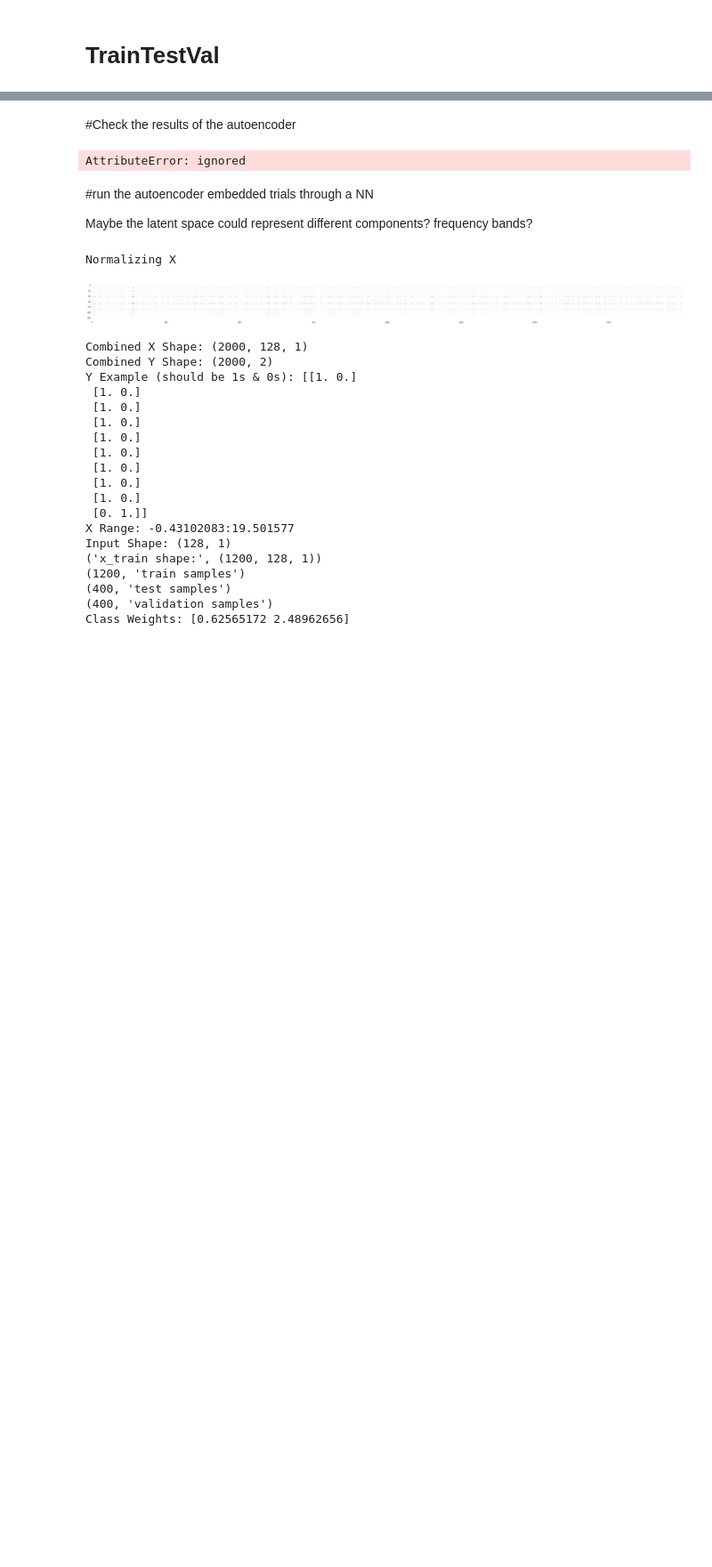
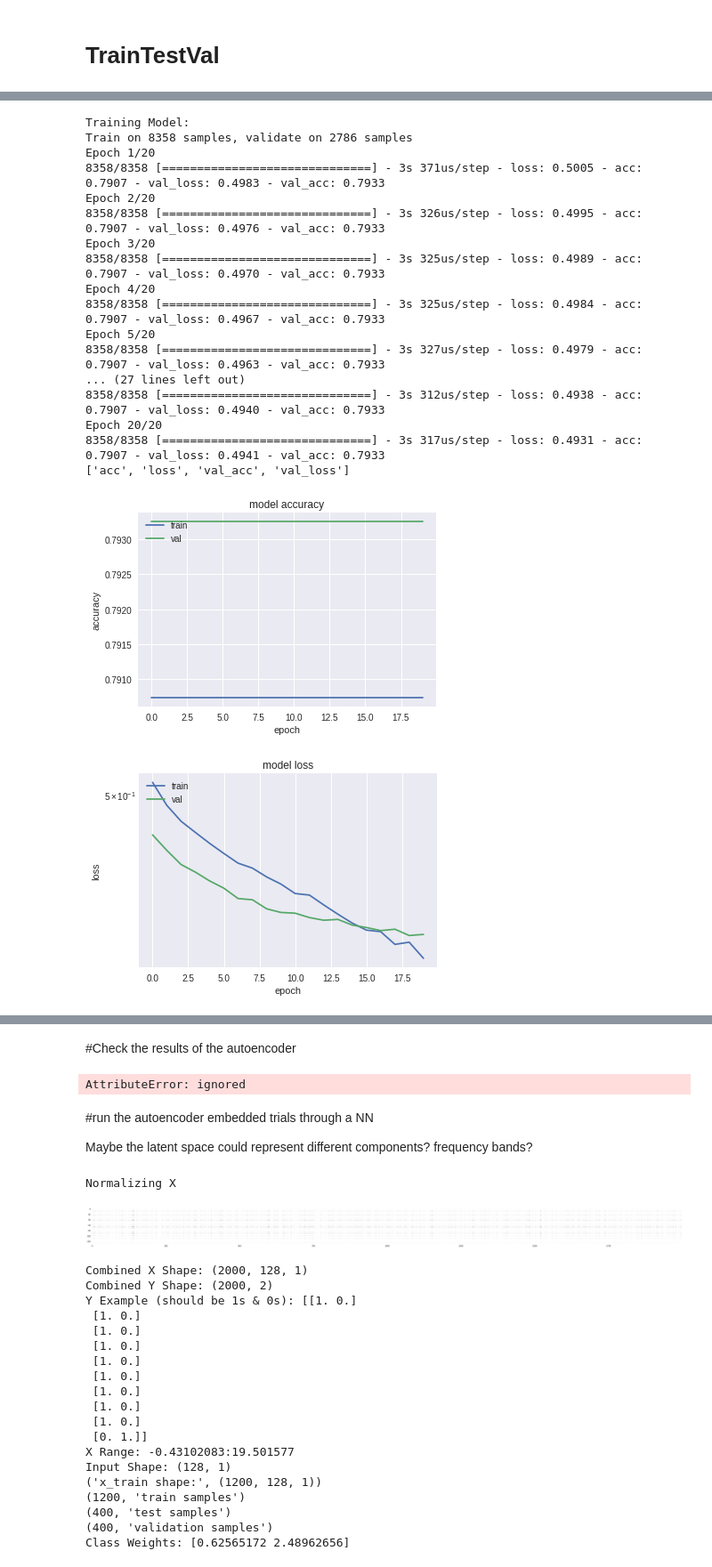
Before and after one commit to kylemath/DeepEEG, a Jupyter notebook: notebooks/DeepEEG.ipynb, the cells around one changed output, grey strips where cells are left out. Shown at 89% size. Cells and saved outputs as stored; diff of their text form; code cells hidden in the pictures; blank space fills up the shorter version.

Commit message:
testing out CNN3D Model

```diff
--- a/notebooks/DeepEEG.ipynb
+++ b/notebooks/DeepEEG.ipynb
@@ -197,14 +227,14 @@ Event IDs: [  1   2   3   4   5   6   7   9  11  15 255]
 # %% [markdown]
 #Run FeatureEngineer
 # %%
-from DeepEEG.tools import FeatureEngineer
-
 #change this so epochs can either be a mne epochs object,
 #or can be an encoded latent space from the autoencoder
 #automatically detects type
-feats = FeatureEngineer( epochs, model_type = 'LSTM',
-                             frequency_domain=0,wave_cycles=2,flims=(4,40),
-                             electrodes_out=[0,1,2,3],spect_baseline=[-.1,0])
+feats = FeatureEngineer( epochs, model_type = 'CNN3D',
+                          frequency_domain=1,wave_cycles=3,flims=(4,20),f_bins=10,
+                          spect_baseline=[-1,-.5],wavelet_decim=5,
+                         electrodes_out=[7,8,9,10,11,12,13,14,15]
+                       )
 
 #frequency_domain=0,
 #normalization=True,
@@ -213,6 +243,6 @@ feats = FeatureEngineer( epochs, model_type = 'LSTM',
 #f_bins=20,wave_cycles=3,
 #spect_baseline=[-1,-.5],
 #electrodes_out= [13,14,15],
-##electrodes_out= pick_types(epochs.info, meg=False, eeg=True, eog=False),
+##electrodes_out= ,
 #random_seed=1017
 # %% [output]
@@ -231,7 +266,7 @@ Class Weights: [0.62565172 2.48962656]
 # %% [markdown]
 # Run CreateModel
 # %%
-from DeepEEG.tools import CreateModel
 print('Input shape: ' + str(feats.input_shape))
-model, encoder = CreateModel(feats, model_type='AUTO',units=[4],dropout=.25,batch_norm=True)
+model, encoder, model_type = CreateModel(feats, model_type='CNN3D',units=[16,16],
+                                       dropout=.25,batch_norm=False,filt_size=(6,2,2),pool_size=(6,2,2)) #longer in time dimension
 # %% [output]
@@ -252,8 +289,3 @@ Non-trainable params: 0
 _________________________________________________________________
 # %% [markdown]
 # TrainTestVal
-# %%
-from DeepEEG.tools import TrainTestVal
-TrainTestVal(model, feats,
-             batch_size=512,train_epochs=2,
-             model_type='LSTM')
@@ -273,0 +292,23 @@ Epoch 2/2
+# %%
+TrainTestVal(model, feats,
+             batch_size=256,train_epochs=20)
+# %% [output]
+Training Model:
+Train on 8358 samples, validate on 2786 samples
+Epoch 1/20
+8358/8358 [==============================] - 3s 371us/step - loss: 0.5005 - acc: 0.7907 - val_loss: 0.4983 - val_acc: 0.7933
+Epoch 2/20
+8358/8358 [==============================] - 3s 326us/step - loss: 0.4995 - acc: 0.7907 - val_loss: 0.4976 - val_acc: 0.7933
+Epoch 3/20
+8358/8358 [==============================] - 3s 325us/step - loss: 0.4989 - acc: 0.7907 - val_loss: 0.4970 - val_acc: 0.7933
+Epoch 4/20
+8358/8358 [==============================] - 3s 325us/step - loss: 0.4984 - acc: 0.7907 - val_loss: 0.4967 - val_acc: 0.7933
+Epoch 5/20
+8358/8358 [==============================] - 3s 327us/step - loss: 0.4979 - acc: 0.7907 - val_loss: 0.4963 - val_acc: 0.7933
+... (27 lines left out)
+8358/8358 [==============================] - 3s 312us/step - loss: 0.4938 - acc: 0.7907 - val_loss: 0.4940 - val_acc: 0.7933
+Epoch 20/20
+8358/8358 [==============================] - 3s 317us/step - loss: 0.4931 - acc: 0.7907 - val_loss: 0.4941 - val_acc: 0.7933
+['acc', 'loss', 'val_acc', 'val_loss']
+[figure, added]
+[figure, added]
```
Also changed, not shown: parts of 9 cells of this notebook.
